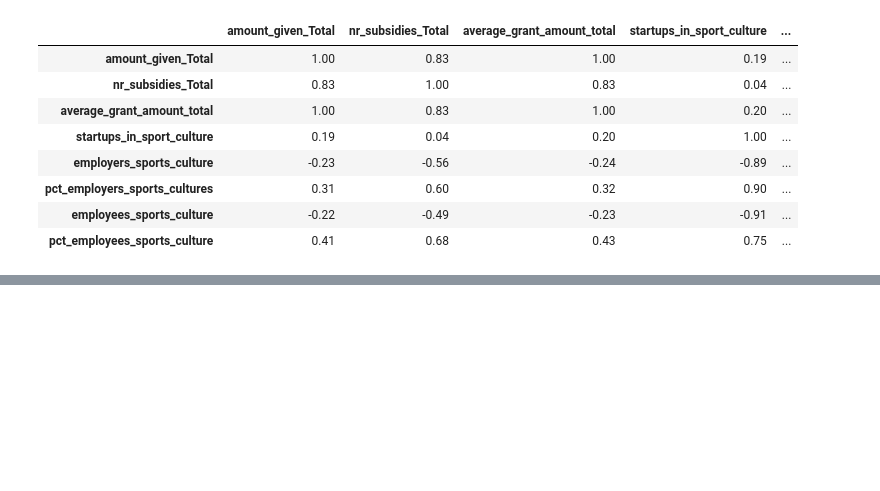
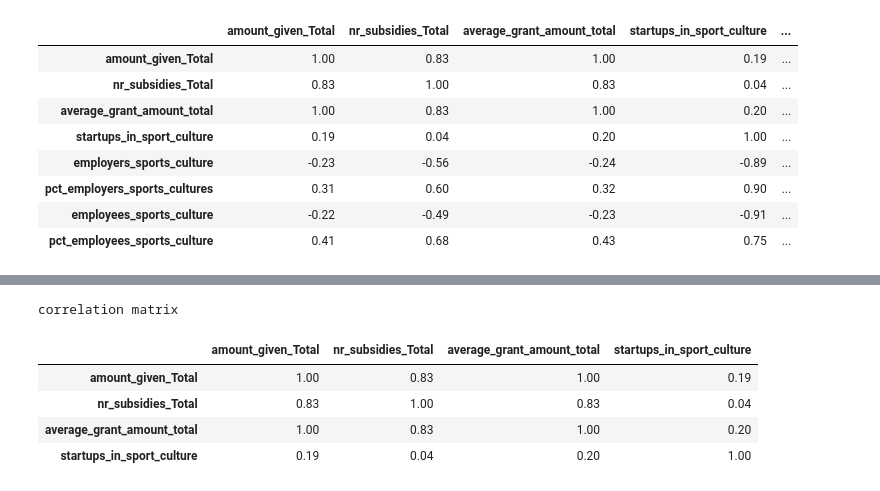
Before and after one commit to IrynaHorova/Project-Amsterdam, a Jupyter notebook: your-code/data-analysis-ih.ipynb, the cells around one changed output, grey strips where cells are left out. Saved outputs shown, nothing was run; the diff lists cells and outputs as text; code cells hidden in the pictures; blank space fills up the shorter version.

```diff
--- a/your-code/data-analysis-ih.ipynb
+++ b/your-code/data-analysis-ih.ipynb
@@ -186,0 +230,10 @@ dfpvals
+# %%
+print('correlation matrix')
+selected_grants_empl[['amount_given_Total','nr_subsidies_Total','average_grant_amount_total','startups_in_sport_culture']].corr()
+# %% [output]
+correlation matrix
+|  | amount_given_Total | nr_subsidies_Total | average_grant_amount_total | startups_in_sport_culture |
+| amount_given_Total | 1.00 | 0.83 | 1.00 | 0.19 |
+| nr_subsidies_Total | 0.83 | 1.00 | 0.83 | 0.04 |
+| average_grant_amount_total | 1.00 | 0.83 | 1.00 | 0.20 |
+| startups_in_sport_culture | 0.19 | 0.04 | 0.20 | 1.00 |
```
Also changed, not shown: parts of 5 cells of this notebook, 6 other files.
